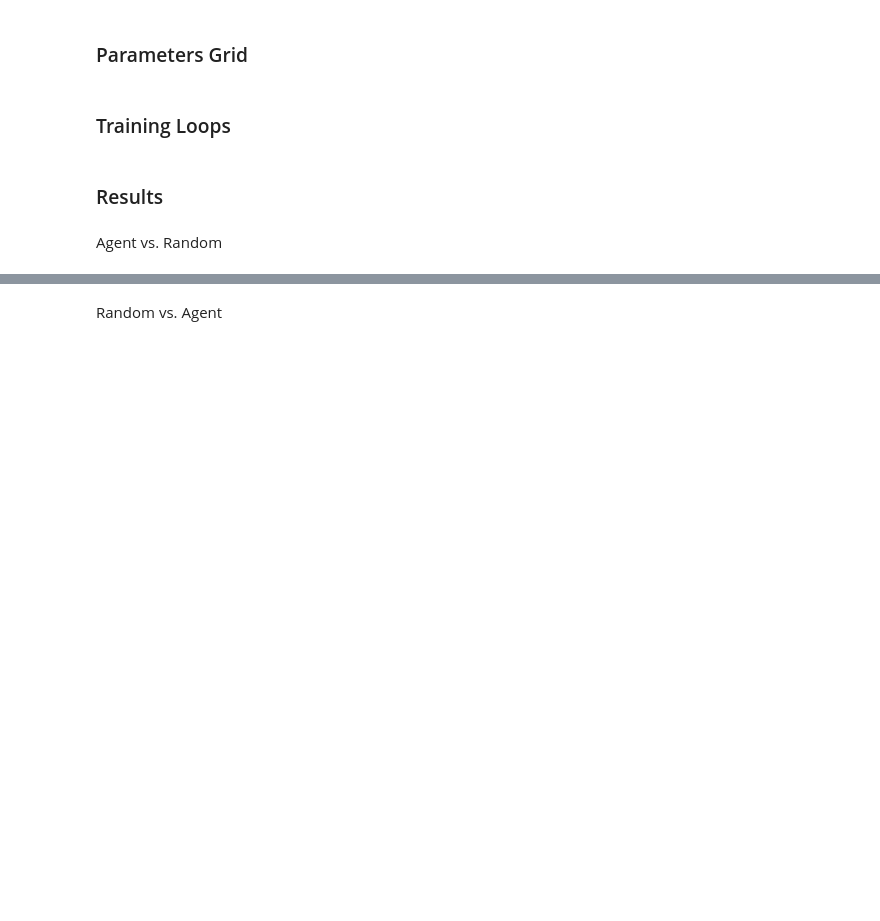
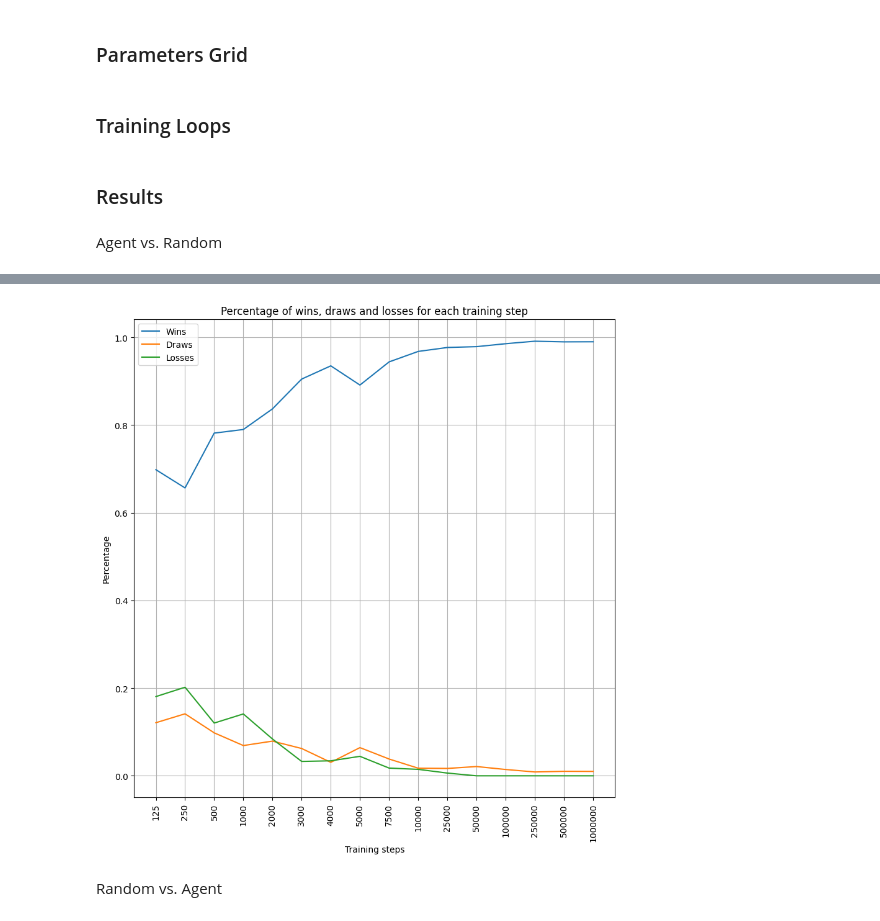
Before and after one commit to ClaudioSavelli/computational-intelligence-PoliTO, a Jupyter notebook: Laboratory Activities/Lab10/lab10.ipynb, the cells around one changed output, grey strips where cells are left out. Drawn from its saved outputs; the diff is of its cells as text; code cells hidden in the pictures; blank space fills up the shorter version.

```diff
--- a/Laboratory Activities/Lab10/lab10.ipynb
+++ b/Laboratory Activities/Lab10/lab10.ipynb
@@ -116,6 +132,33 @@ print_results(results)
 ## Generalisation of the problem also on O
 # %% [markdown]
 ### Training
+# %%
+def complete_train_loop(epsilon, training_steps):
+    value_dictionary_X = defaultdict(float)
+    value_dictionary_O = defaultdict(float)
+    hit_state = defaultdict(int)
+
+    for steps in tqdm(range(training_steps)):
+        trajectory = random_game()
+        final_reward = state_value(trajectory[-1])
+        for i, state in enumerate(trajectory):
+            hashable_state = (frozenset(state.x), frozenset(state.o))
+            hit_state[hashable_state] += 1
+
+            # X
+            if i % 2 == 0: # X turn
+                value_dictionary_X[hashable_state] = value_dictionary_X[
+                    hashable_state
+                ] + epsilon * (final_reward - value_dictionary_X[hashable_state])
+
+            # O
+            else: # O turn
+                value_dictionary_O[hashable_state] = value_dictionary_O[
+                    hashable_state
+                ] + epsilon * (-final_reward - value_dictionary_O[hashable_state])
+
+    complete_value_dictionary = {"x": value_dictionary_X, "o": value_dictionary_O}
+    return complete_value_dictionary, hit_state
 # %%
 epsilon = 0.001
 training_steps = 100_001
@@ -206,6 +256,11 @@ for training_steps in training_steps_list:
 # %%
 plt_results = defaultdict(dict)
 for k in results.keys():
-    plt_results[k]["Wins"] = results[k]["Player 1"] / 10_000
+    plt_results[k]["Wins"] = results[k]["Player 1"] / 10_000 if "Player 1" in results[k] else 0
     plt_results[k]["Draws"] = results[k]["Draw"] / 10_000
     plt_results[k]["Losses"] = results[k]["Player 2"] / 10_000 if "Player 2" in results[k] else 0
+
+for k in plt_results.keys():
+    print(f"Training steps: {k}")
+    print(f"Wins: {plt_results[k]['Wins']}, Draws: {plt_results[k]['Draws']}, Losses: {plt_results[k]['Losses']}")
+    print()
@@ -241,16 +285,18 @@ plt.show()
 # %%
-# plot number of wins, draws and losses for each training step
-
 fig, ax = plt.subplots(1, 1, figsize=(10, 10))
 ax.plot(np.arange(len(plt_results.keys())), [plt_results[k]["Wins"] for k in plt_results.keys()], label="Wins")
 ax.plot(np.arange(len(plt_results.keys())), [plt_results[k]["Draws"] for k in plt_results.keys()], label="Draws")
 ax.plot(np.arange(len(plt_results.keys())), [plt_results[k]["Losses"] for k in plt_results.keys()], label="Losses")
 ax.set_xlabel("Training steps")
 ax.set_ylabel("Percentage")
 ax.set_title("Percentage of wins, draws and losses for each training step")
 ax.legend()
 ax.grid()
+ax.set_xticks(np.arange(len(plt_results.keys())))
+ax.set_xticklabels(training_steps_list, rotation=90)
 plt.show()
+# %% [output]
+[figure, added]
 # %% [markdown]
 Random vs. Agent
 # %%
```
Also changed, not shown: parts of 33 cells of this notebook, 24 other files.
